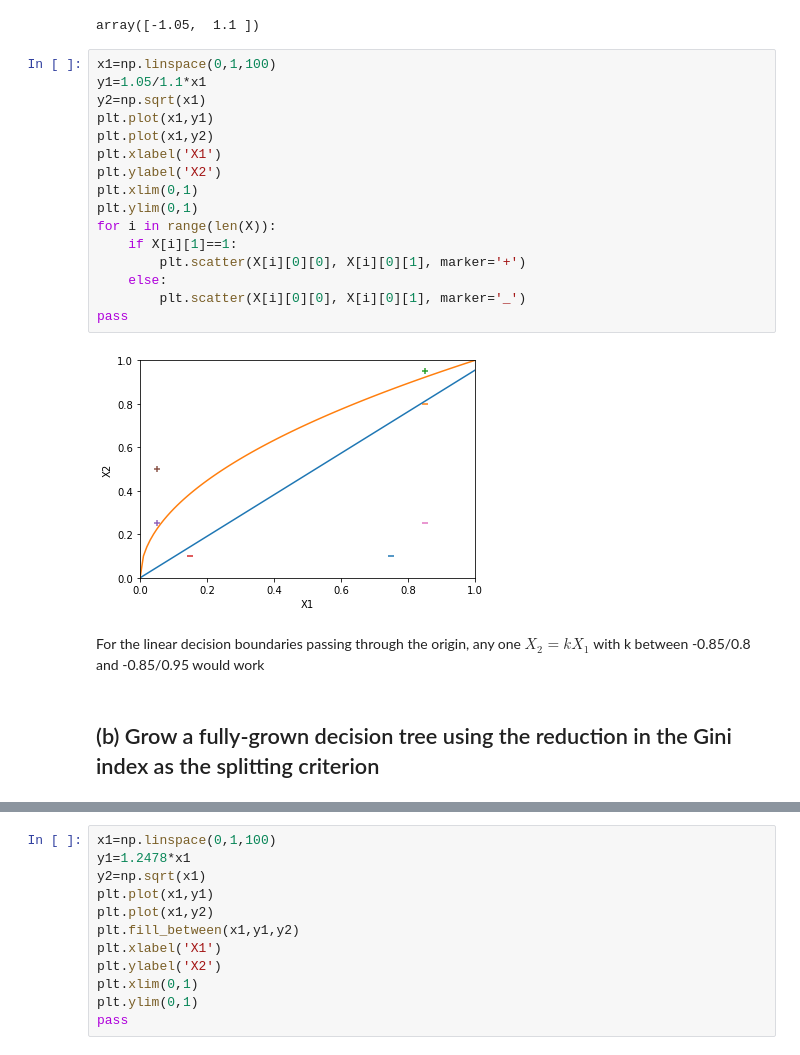
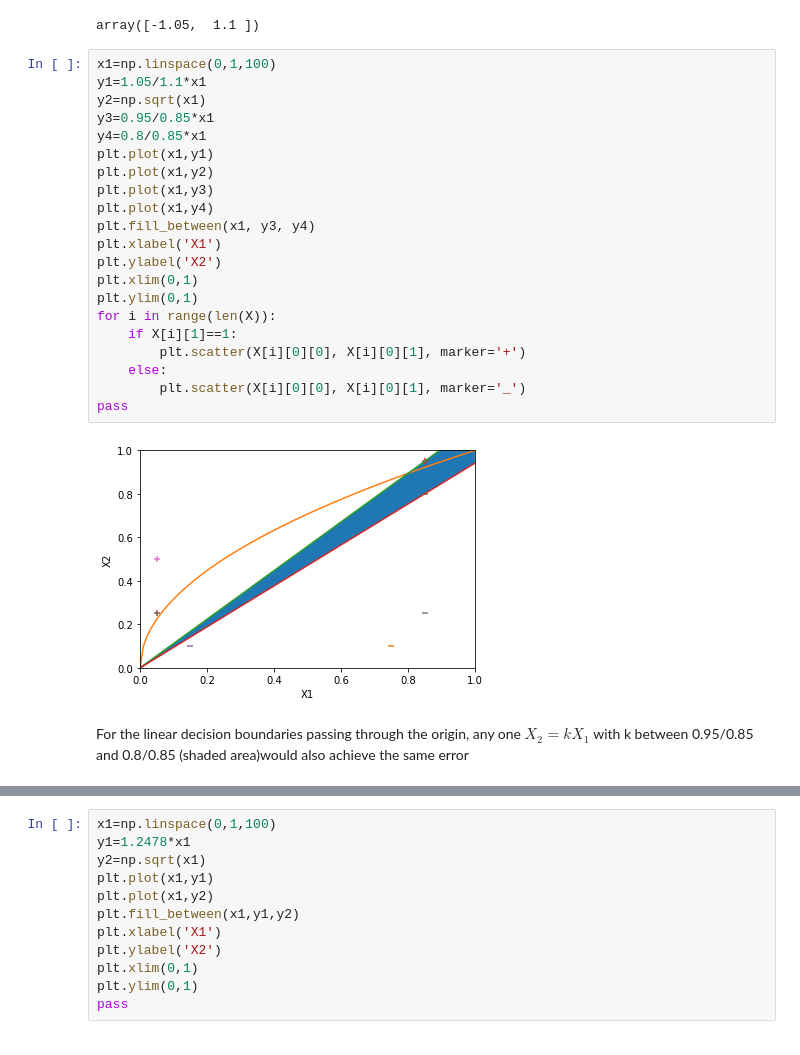
Before and after one commit to ShrekFelix/COMPSCI571-Machine-Learning, a Jupyter notebook: DecisionTree/hw2.ipynb, the cells around one changed output, grey strips where cells are left out. Cells and saved outputs as stored; diff of their text form.

```diff
--- a/DecisionTree/hw2.ipynb
+++ b/DecisionTree/hw2.ipynb
@@ -69,22 +69,25 @@ array([-1.05,  1.1 ])
 # %%
 x1=np.linspace(0,1,100)
 y1=1.05/1.1*x1
 y2=np.sqrt(x1)
+y3=0.95/0.85*x1
+y4=0.8/0.85*x1
 plt.plot(x1,y1)
 plt.plot(x1,y2)
+plt.plot(x1,y3)
+plt.plot(x1,y4)
+plt.fill_between(x1, y3, y4)
 plt.xlabel('X1')
 plt.ylabel('X2')
 plt.xlim(0,1)
 plt.ylim(0,1)
 for i in range(len(X)):
     if X[i][1]==1:
         plt.scatter(X[i][0][0], X[i][0][1], marker='+')
     else:
         plt.scatter(X[i][0][0], X[i][0][1], marker='_')
 pass
 # %% [output]
-[figure, old version]
+[figure, new version]
 # %% [markdown]
-For the linear decision boundaries passing through the origin, any one $X_2=kX_1$ with k between -0.85/0.8 and -0.85/0.95 would work
+For the linear decision boundaries passing through the origin, any one $X_2=kX_1$ with k between 0.95/0.85 and 0.8/0.85 (shaded area)would also achieve the same error
-# %% [markdown]
-## (b) Grow a fully-grown decision tree using the reduction in the Gini index as the splitting criterion
```
Also changed, not shown: parts of 9 cells of this notebook, 1 other file.
